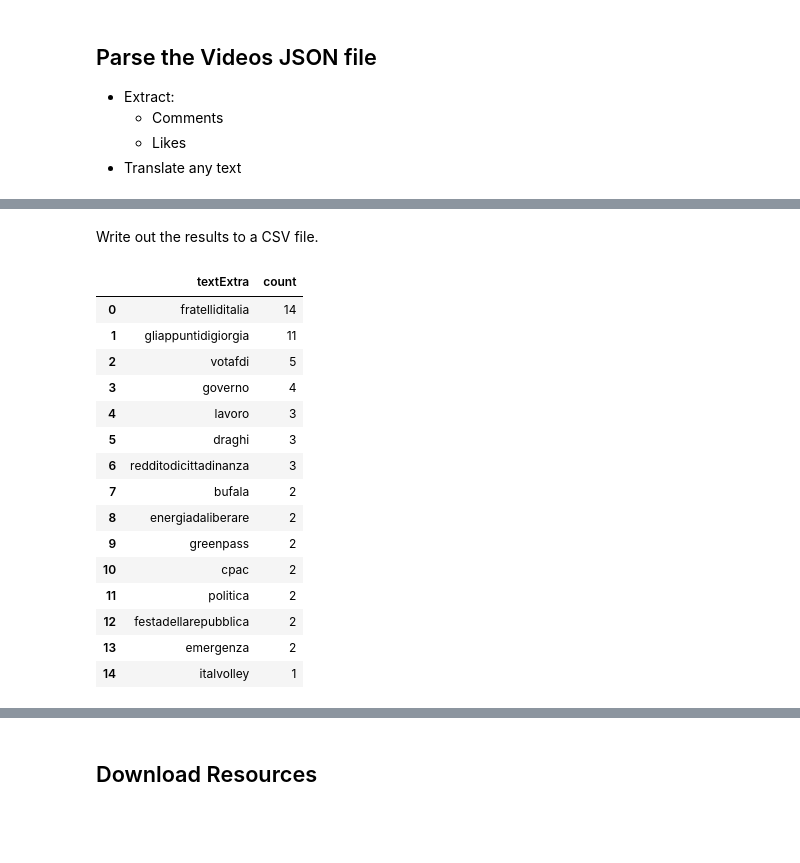
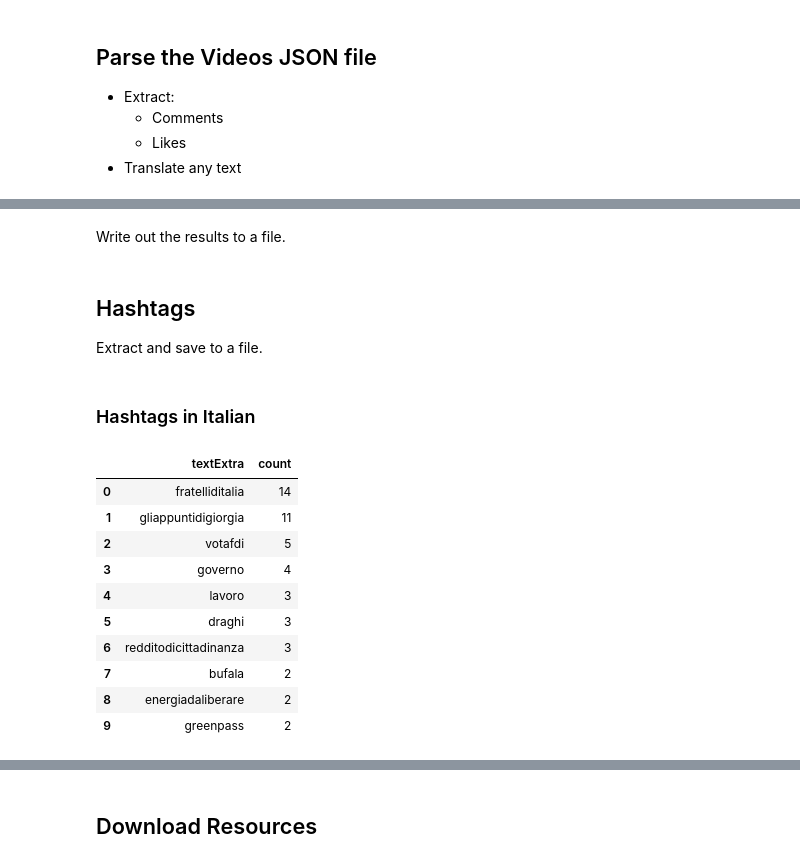
Before and after one commit to frasercrichton/investigation-influence-industry-italy, a Jupyter notebook: analysis/TikTokCleanAndExtract.ipynb, the cells around one changed output, grey strips where cells are left out. Drawn from its saved outputs; the diff is of its cells as text; code cells hidden in the pictures; blank space fills up the shorter version.

```diff
--- a/analysis/TikTokCleanAndExtract.ipynb
+++ b/analysis/TikTokCleanAndExtract.ipynb
@@ -5,12 +5,10 @@
 # %%
 import pandas as pd
 import cv2
-
 from deep_translator import GoogleTranslator
-videos_df = pd.read_json('../data/source/video-2023-09-14.json', convert_dates=['createTime'])
-
 processed_dir = '../data/processed/'
 transcription_dir_location = '../data/processed/transcription/'
+videos_original_df = pd.read_json('../data/source/video-2023-09-14.json', convert_dates=['createTime'])
 
 def translate_text(text):
     translation = GoogleTranslator(source='it', target='en').translate(text)
@@ -23,7 +21,7 @@ def translate_text(text):
   - Likes
 - Translate any text
 # %%
-videos_df = videos_df.drop(columns=[
+videos_df = videos_original_df.drop(columns=[
                                     'author',
                                     'challenges',
                                     'collected',
@@ -48,13 +46,16 @@ def parse_desc(desc):
 def parse_stats(stats):
     return pd.Series([stats['collectCount'], stats['commentCount'], stats['diggCount'], stats['playCount'], stats['shareCount']])
 
+def add_formatted_stats(data_frame, column_name):
+    data_frame[column_name + 'Formatted'] = data_frame[column_name].map('{:,}'.format)
+
 def parse_text_extra(extra_text):
     if extra_text is None:
         return pd.Series([extra_text, extra_text])
 
     extra_text_as_json = pd.json_normalize(extra_text)
     hashtags = ', '.join(extra_text_as_json['hashtagName'].values)
-    return pd.Series([hashtags, translate_text(hashtags)])
+    return pd.Series([hashtags, hashtags])
 
 def parse_warn_info(warn_info):
     if warn_info is None:
@@ -74,6 +75,11 @@ videos_df[['textExtra', 'textExtra_en']] = videos_df.apply(lambda row: parse_tex
 # stats: turn the like, comment, etc. counts into columns
 videos_df[['collectCount', 'commentCount', 'diggCount', 'playCount', 'shareCount']] = videos_df.apply(lambda row: parse_stats(row['stats']), axis=1)
 videos_df = videos_df.drop(columns=['stats'])
+add_formatted_stats(videos_df, 'collectCount')
+add_formatted_stats(videos_df, 'commentCount')
+add_formatted_stats(videos_df, 'diggCount')
+add_formatted_stats(videos_df, 'playCount')
+add_formatted_stats(videos_df, 'shareCount')
 
 # warnInfo: extract any content warning text
 videos_df['warnInfo'] = videos_df.apply(lambda x: parse_warn_info(x['warnInfo']), axis=1)
@@ -99,2 +105,2 @@ videos_df
 # %% [markdown]
-Write out the results to a CSV file.
+Write out the results to a file.
@@ -101,29 +109,25 @@ Write out the results to a CSV file.
+# %% [markdown]
+## Hashtags
+
+Extract and save to a file.
+# %% [markdown]
+### Hashtags in Italian
 # %%
-videos_df.to_json('../data/processed/videos-translated.json')
-videos_df.to_csv('../data/processed/videos-translated.csv', sep=',')
+hastags_dir = processed_dir + '/hashtags/'
 
-# videos_df[['createTime', 'textExtra_en','desc_en']].to_csv('../data/processed/en_hashtags-and-captions-translated.csv', sep=',')
-
-videos_df[['createTime', 'textExtra','desc']].to_csv('../data/processed/it_hashtags-and-captions-translated.csv', sep=',')
-
-hash_tags = [val.strip() for sublist in videos_df['textExtra'].dropna().str.split(",").tolist() for val in sublist]
-hash_tags_count = pd.DataFrame(hash_tags,columns=['textExtra']).value_counts().reset_index().rename(columns={0:'count'})
-hash_tags_count.to_csv(processed_dir + 'it_hashtags.csv')
-hash_tags_count.head(15)
+hash_tags_it_list = [val.strip() for sublist in videos_df['textExtra'].dropna().str.split(",").tolist() for val in sublist]
+hash_tags_it_count = pd.DataFrame(hash_tags_it_list,columns=['textExtra']).value_counts().reset_index().rename(columns={0:'count'})
+hash_tags_it_count.to_csv(hastags_dir + 'it_hashtags.csv')
+hash_tags_it_count.head(10)
 # %% [output]
 |  | textExtra | count |
 | 0 | fratelliditalia | 14 |
 | 1 | gliappuntidigiorgia | 11 |
 | 2 | votafdi | 5 |
 | 3 | governo | 4 |
 | 4 | lavoro | 3 |
 | 5 | draghi | 3 |
 | 6 | redditodicittadinanza | 3 |
 | 7 | bufala | 2 |
 | 8 | energiadaliberare | 2 |
 | 9 | greenpass | 2 |
-| 10 | cpac | 2 |
-| 11 | politica | 2 |
-| 12 | festadellarepubblica | 2 |
-| 13 | emergenza | 2 |
-| 14 | italvolley | 1 |
```
Also changed, not shown: parts of 4 cells of this notebook, 40 other files.
